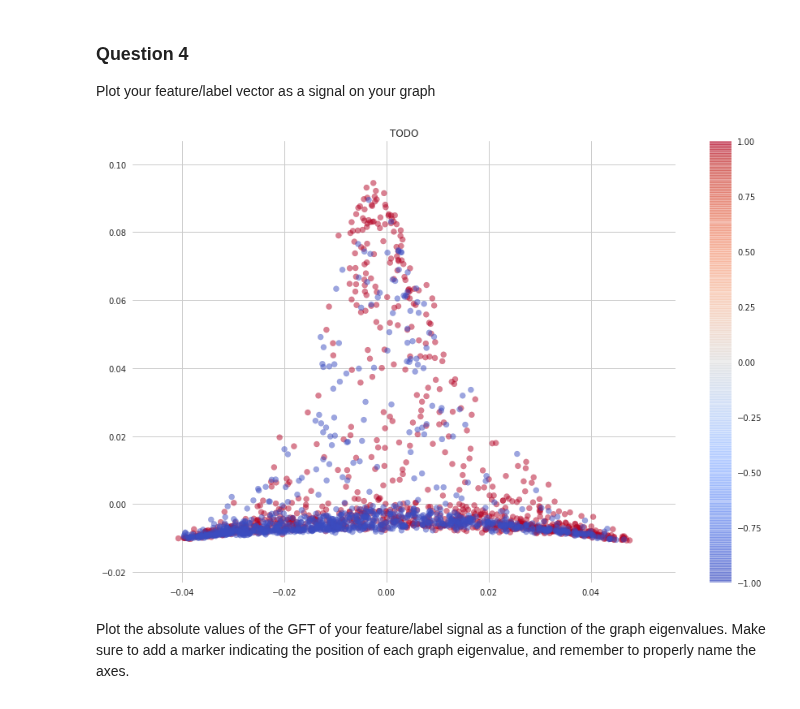
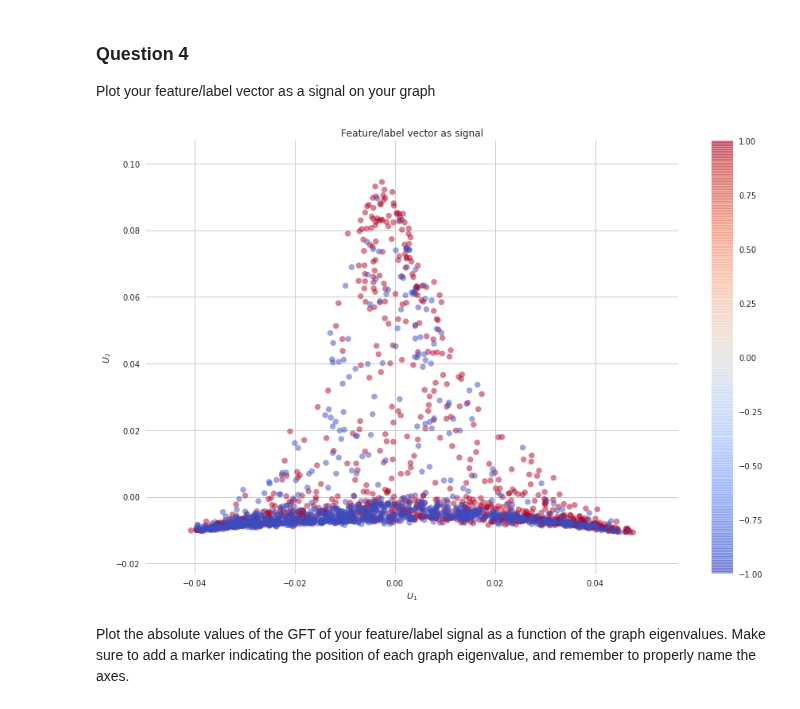
Before and after one commit to TTimTT/NTDS_Project, a Jupyter notebook: milestone_4/Tim_graph_signal_processing.ipynb, the cells around one changed output. Saved outputs shown, nothing was run; the diff lists cells and outputs as text; code cells hidden in the pictures.

```diff
--- a/milestone_4/Tim_graph_signal_processing.ipynb
+++ b/milestone_4/Tim_graph_signal_processing.ipynb
@@ -215,11 +220,13 @@ Plot your feature/label vector as a signal on your graph
 # %%
 plt.figure(figsize=(15, 10))
 
 plt.scatter(U[:, 1], U[:, 2], c=labels, alpha=0.5, cmap='coolwarm')
-plt.title('TODO')
+plt.title('Feature/label vector as signal')
+plt.xlabel('$U_1$')
+plt.ylabel('$U_2$')
 plt.colorbar()
 plt.show()
 # %% [output]
-[figure, old version]
+[figure, new version]
 # %% [markdown]
 Plot the absolute values of the GFT of your feature/label signal as a function of the graph eigenvalues. Make sure to add a marker indicating the position of each graph eigenvalue, and remember to properly name the axes.
```
Also changed, not shown: parts of 20 cells of this notebook.
